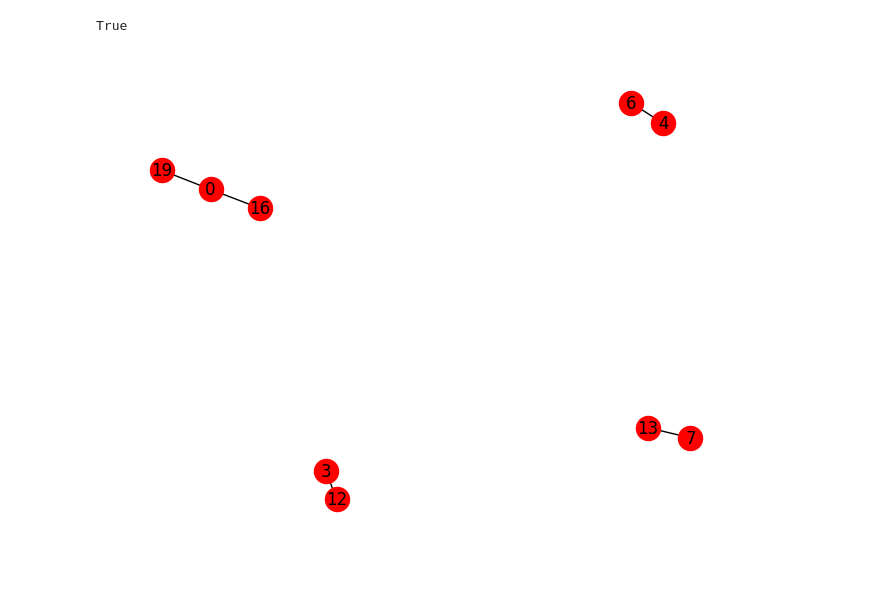
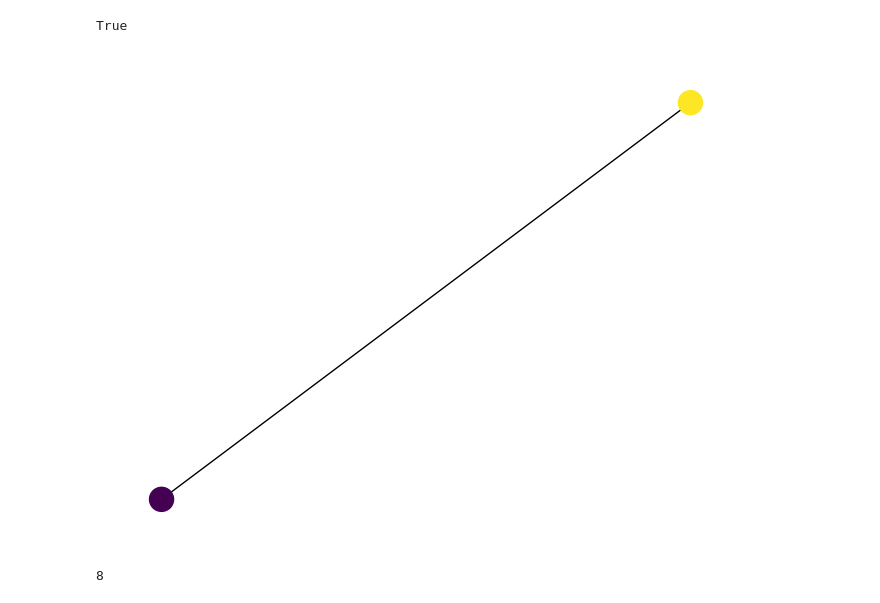
Before and after one commit to Flenji/GraBaNN, a Jupyter notebook: explainer.ipynb, the cells around one changed output. Cells and saved outputs as stored; diff of their text form; code cells hidden in the pictures.

```diff
--- a/explainer.ipynb
+++ b/explainer.ipynb
@@ -5,6 +5,6 @@ import torch
 from torch import nn
 import libraries.dataLoaderWrapper
 # %%
-dataset = torch.load('model/pgexp_test_loader_red_ratio.pt')
+dataset = torch.load('model/test_loader_red_ratio.pt')
 # %%
 
@@ -20,7 +18,7 @@ model = GCNClassifier(node_features=3,
                       num_classes=2,
                       hidden_channels=32)
 
-model.load_state_dict(torch.load('model/pgexp_model_red_class.pt'))
+model.load_state_dict(torch.load('model/model_red_class.pt'))
 # %% [output]
 <All keys matched successfully>
 # %%
@@ -109,8 +108,13 @@ trainer[0].train(2000)
 # %% [output]
 True
 # %%
-graph = trainer[0].evaluate(threshold=0.5, show=False)
+graph2 = trainer[0].evaluate(threshold=0.5, show=False)
+labels = [graph2.nodes[node]['label'] for node in graph2.nodes]
 import networkx as nx
-nx.draw(graph, with_labels=True, node_color='red')
+nx.draw(graph2, nx.kamada_kawai_layout(graph2), node_color=labels)
 # %% [output]
-[figure, old version]
+[figure, new version]
+# %%
+len(graph)
+# %% [output]
+8
```
Also changed, not shown: parts of 2 cells of this notebook, 11 other files.
